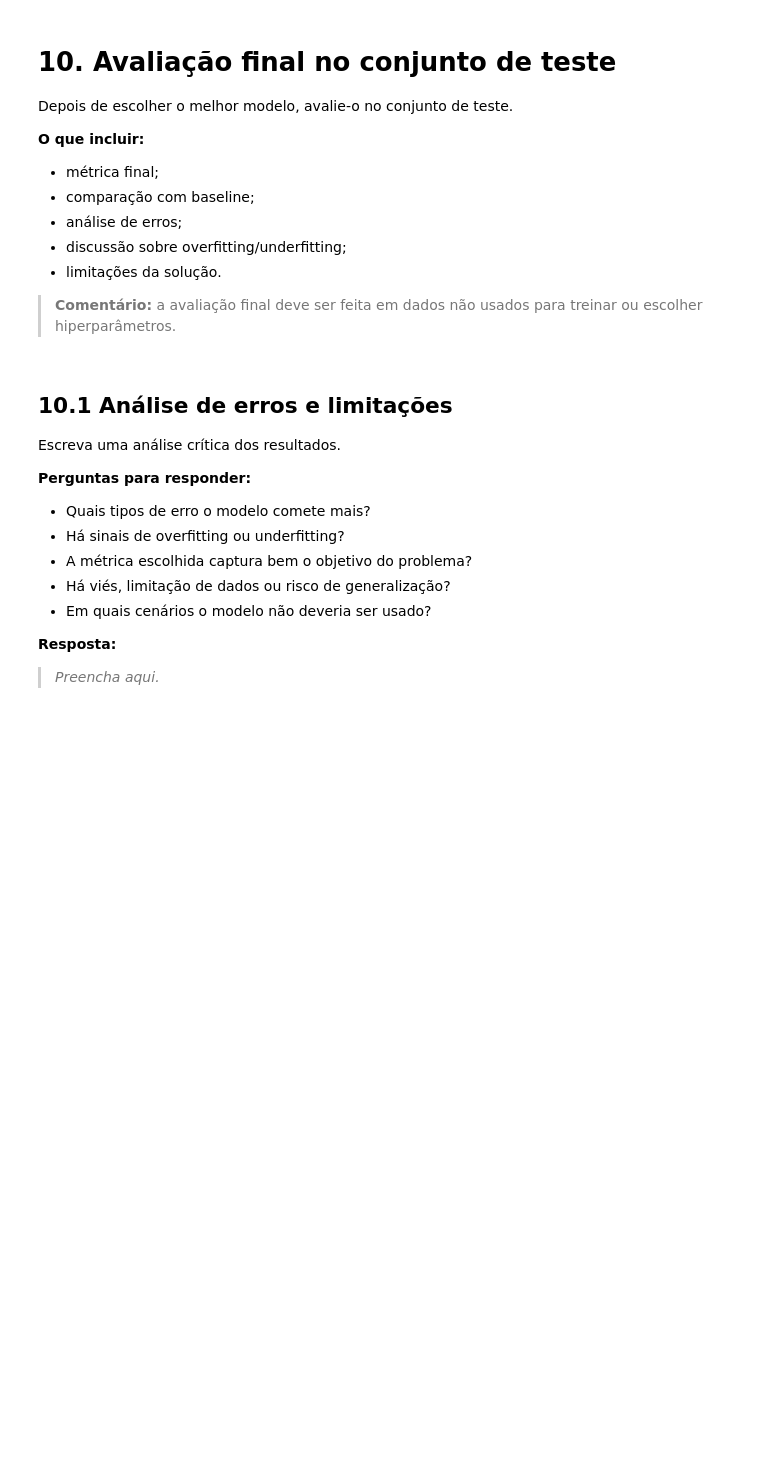
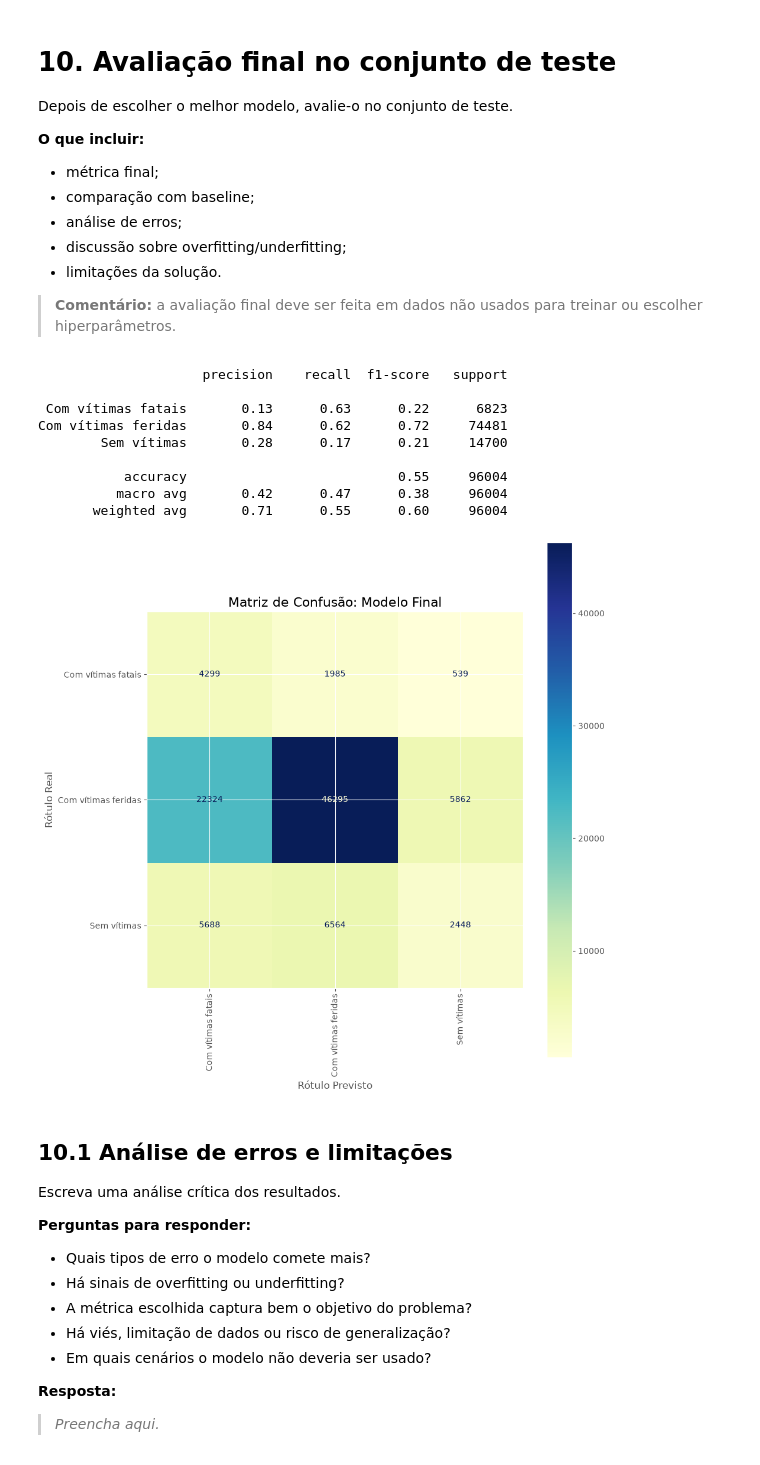
Before and after one commit to L-Carlos/mvp-machine-learning, a Jupyter notebook: mvp_ml_analytics_2026.ipynb, the cells around one changed output. Drawn from its saved outputs; the diff is of its cells as text; code cells hidden in the pictures; blank space fills up the shorter version.

```diff
--- a/mvp_ml_analytics_2026.ipynb
+++ b/mvp_ml_analytics_2026.ipynb
@@ -1335,7 +1437,7 @@ DROP_COLUMNS = [
     "mes_ano",
     "nome_mes",
     "nome_dia",
-    "data_inversa"
+    "data_inversa",
 ]
 
 columns_to_exclude = set(ID_COLUMNS + DROP_COLUMNS)
@@ -1469,8 +1562,7 @@ class TracadoViaEncoder(BaseEstimator, TransformerMixin):
     def transform(self, X):
         listas = self._parse(X)
         colunas = {
-            f"tracado_{c}": listas.apply(lambda l: int(c in l))
-            for c in self.classes
+            f"tracado_{c}": listas.apply(lambda l: int(c in l)) for c in self.classes
         }
         return pd.DataFrame(colunas, index=listas.index).values
 
@@ -1507,16 +1599,18 @@ class ResolucaoKmTransformer(BaseEstimator, TransformerMixin):
 # %%
 def transform_ciclica(X, periodo):
     """
-    Transforma variaveis numericas em seu seno e cosseno.
+    Transforma variaveis numericas temporais em seu seno e cosseno.
     """
     X_arr = np.asarray(X, dtype=float).ravel()
     sen = np.sin(2 * np.pi * X_arr / periodo)
     cos = np.cos(2 * np.pi * X_arr / periodo)
     return np.column_stack([sen, cos])
 
+
 def nomes_ciclica(nome_base):
     def _fn(transformer, input_features):
         return [f"{input_features[0]}_sen", f"{input_features[0]}_cos"]
+
     return _fn
 # %% [markdown]
 ### Preprocessamento
@@ -1607,7 +1746,7 @@ baseline = Pipeline(
         (
             "model",
             DummyClassifier(
-                strategy="most_frequent",
+                strategy="stratified",
                 random_state=SEED,
             ),
         ),
@@ -1649,7 +1788,7 @@ candidates = {
                 RandomForestClassifier(
                     class_weight="balanced",
                     random_state=SEED,
-                    n_jobs=1,  # alguns ambientes estavam dando erro de memoria com o parametro -1
+                    n_jobs=-1,
                 ),
             ),
         ]
@@ -1664,7 +1803,7 @@ candidates = {
                     num_class=3,
                     class_weight="balanced",
                     random_state=SEED,
-                    n_jobs=1,  # alguns ambientes estavam dando erro de memoria com o parametro -1
+                    n_jobs=-1,
                     verbosity=-1,
                 ),
             ),
@@ -1684,7 +1823,9 @@ candidates["SoftVoting"] = Pipeline(
         (
             "model",
             VotingClassifier(
-                estimators=estimadores_voting, voting="soft", n_jobs=1 # alguns ambientes estavam dando erro de memoria com o parametro -1
+                estimators=estimadores_voting,
+                voting="soft",
+                n_jobs=1,  # alguns ambientes estavam dando erro de memoria com o parametro -1
             ),
         ),
     ]
@@ -1801,6 +2019,36 @@ Depois de escolher o melhor modelo, avalie-o no conjunto de teste.
 - limitações da solução.
 
 > **Comentário:** a avaliação final deve ser feita em dados não usados para treinar ou escolher hiperparâmetros.
+# %%
+final_model = best_model
+final_mode_name = "LGBM_otimizado"
+
+y_pred = final_model.predict(X_test)
+
+print(classification_report(y_test, y_pred))
+
+plt.figure(figsize=(10, 10))
+
+ConfusionMatrixDisplay.from_estimator(
+    final_model, X_test, y_test, cmap="YlGnBu", xticks_rotation="vertical", ax=plt.gca()
+)
+
+plt.title("Matriz de Confusão: Modelo Final", fontsize=16)
+plt.xlabel("Rótulo Previsto", fontsize=12)
+plt.ylabel("Rótulo Real", fontsize=12)
+plt.tight_layout()
+plt.show()
+# %% [output]
+                     precision    recall  f1-score   support
+
+ Com vítimas fatais       0.13      0.63      0.22      6823
+Com vítimas feridas       0.84      0.62      0.72     74481
+        Sem vítimas       0.28      0.17      0.21     14700
+
+           accuracy                           0.55     96004
+          macro avg       0.42      0.47      0.38     96004
+       weighted avg       0.71      0.55      0.60     96004
+[figure, added]
 # %% [markdown]
 ## 10.1 Análise de erros e limitações
 
```
Also changed, not shown: parts of 41 cells of this notebook, 1 other file.
